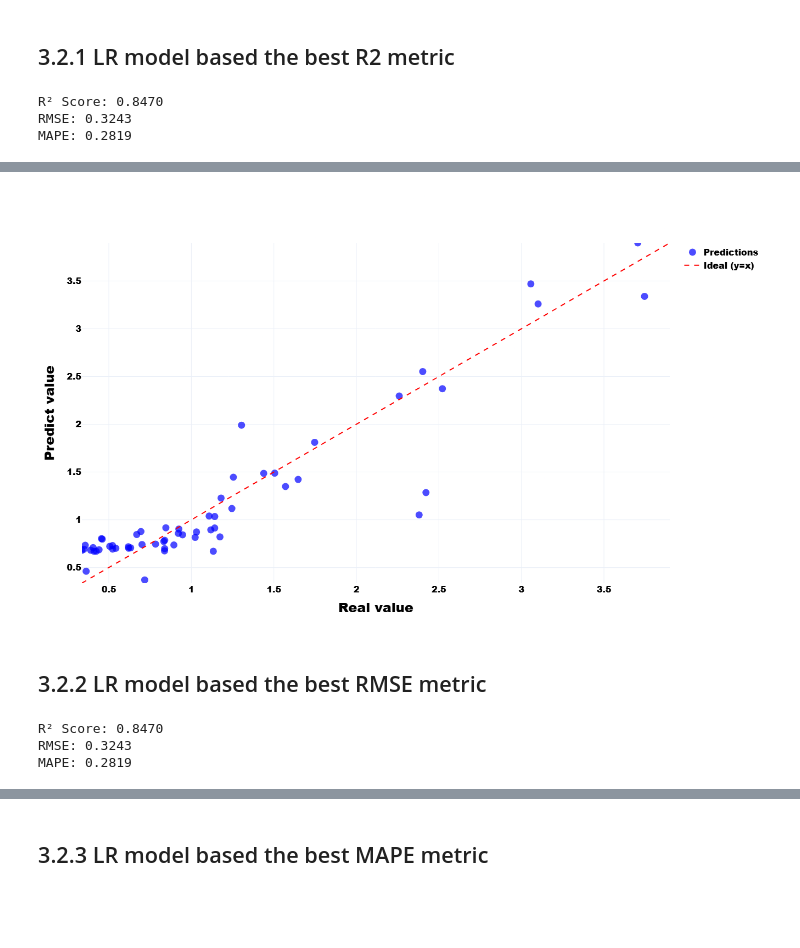
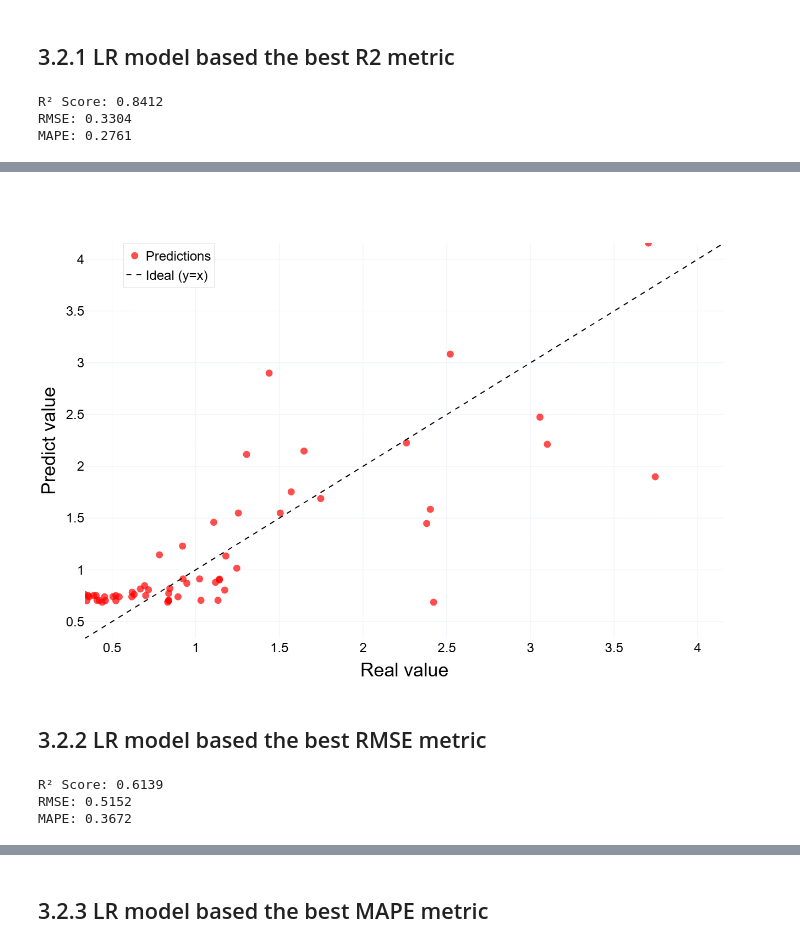
Before and after one commit to HecVelaz/Proyecto-Mburicao, a Jupyter notebook: scr/models/LR_model.ipynb, the cells around one changed output, grey strips where cells are left out. Saved outputs shown, nothing was run; the diff lists cells and outputs as text; code cells hidden in the pictures; blank space fills up the shorter version.

```diff
--- a/scr/models/LR_model.ipynb
+++ b/scr/models/LR_model.ipynb
@@ -37,9 +37,9 @@ best_features_mape = features_mape['best_features'].apply(
 # %% [markdown]
 ## 3.2 Features based metrics results
 # %%
-lista_features_r2 = best_features_r2[2]
-lista_features_rmse = best_features_rmse[2]
-lista_features_mape = best_features_mape[2]
+lista_features_r2 = best_features_r2[0]
+lista_features_rmse = best_features_rmse[4]
+lista_features_mape = best_features_mape[4]
 # %% [markdown]
 ## 3.2.1 LR model based the best R2 metric
 # %%
@@ -66,9 +66,9 @@ print(f"R² Score: {r2:.4f}")
 print(f"RMSE: {rmse:.4f}")
 print(f"MAPE: {mape:.4f}")
 # %% [output]
-R² Score: 0.8470
-RMSE: 0.3243
-MAPE: 0.2819
+R² Score: 0.8412
+RMSE: 0.3304
+MAPE: 0.2761
 # %%
 min_val = float(min(y_true.min(), y_pred.min()))
 max_val = float(max(y_true.max(), y_pred.max()))
@@ -81,56 +81,63 @@ trace_pred_name = f"Predictions (W=3, R²={r2:.3f}, RMSE={rmse:.3f}, MAPE={mape:
 # Crear la figura
 fig = go.Figure()
 
-# Agregar las predicciones
+# Create the figure
+fig = go.Figure()
+
+# Add predictions
 fig.add_trace(go.Scatter(
     x=y_true.flatten(),
     y=y_pred.flatten(),
     mode='markers',
-    marker=dict(color='blue', opacity=0.7,size=13),
+    marker=dict(color='red', opacity=0.7, size=13),
     name="Predictions"
 ))
 
-# Agregar la línea ideal (y=x)
+# Add ideal line (y=x)
 fig.add_trace(go.Scatter(
     x=x_line,
     y=y_line,
     mode='lines',
-    line=dict(dash='dash', color='red'),
+    line=dict(dash='dash', color='black'),
     name="Ideal (y=x)"
 ))
 
-# Actualizar el layout
+# Update layout with legend in a box
 fig.update_layout(
     xaxis_title="Real value",
     yaxis_title="Predict value",
     template="plotly_white",
     legend=dict(
-        x=1.02,
+        x=0.06,
         y=1,
+        xanchor='left',
+        yanchor='top',
+        bgcolor='rgba(255, 255, 255, 0.9)',  # Fondo gris translúcido (ajusta el alpha)
+        bordercolor='rgba(0, 0, 0, 0.1)',    # Borde semi-transparente
+        borderwidth=1,
         font=dict(
-            family="Arial Black",  # Fuente en negrita
-            size=16,               # Tamaño del texto
-            color="black"          # Color negro
+            family="Arial",
+            size=24,
+            color="black"
         )
     ),
-
-    width=1600,  # Establecer tamaño de la imagen en 1200x1200
-    height=800,
+    width=900,
+    height=900,
     plot_bgcolor='white',
     paper_bgcolor='white',
 )
 
-# Configuración de los ejes x e y
+# Configure axes
 fig.update_xaxes(
     range=[min_val, max_val],
-    title_font=dict(size=24, family="Arial Black", color="black"),  # Negrita y color negro
-    tickfont=dict(size=16, family="Arial Black", color="black", weight="bold")  # Negrita y color negro
+    title_font=dict(size=34, family="Arial", color="black"),
+    tickfont=dict(size=24, family="Arial", color="black")
 )
 
 fig.update_yaxes(
     range=[min_val, max_val],
-    title_font=dict(size=24, family="Arial Black", color="black"),  # Negrita y color negro
-    tickfont=dict(size=16, family="Arial Black", color="black", weight="bold")  # Negrita y color negro
+    title_font=dict(size=34, family="Arial", color="black"),
+    tickfont=dict(size=24, family="Arial", color="black")
 )
 
 fig.show()
@@ -138,4 +146,4 @@ fig.show()
-[figure, old version]
+[figure, new version]
 # %% [markdown]
 ## 3.2.2 LR model based the best RMSE metric
 # %%
@@ -162,9 +170,9 @@ print(f"R² Score: {r2:.4f}")
 print(f"RMSE: {rmse:.4f}")
 print(f"MAPE: {mape:.4f}")
 # %% [output]
-R² Score: 0.8470
-RMSE: 0.3243
-MAPE: 0.2819
+R² Score: 0.6139
+RMSE: 0.5152
+MAPE: 0.3672
 # %%
 min_val = float(min(y_true.min(), y_pred.min()))
 max_val = float(max(y_true.max(), y_pred.max()))
```
Also changed, not shown: parts of 3 cells of this notebook, 2 other files.
